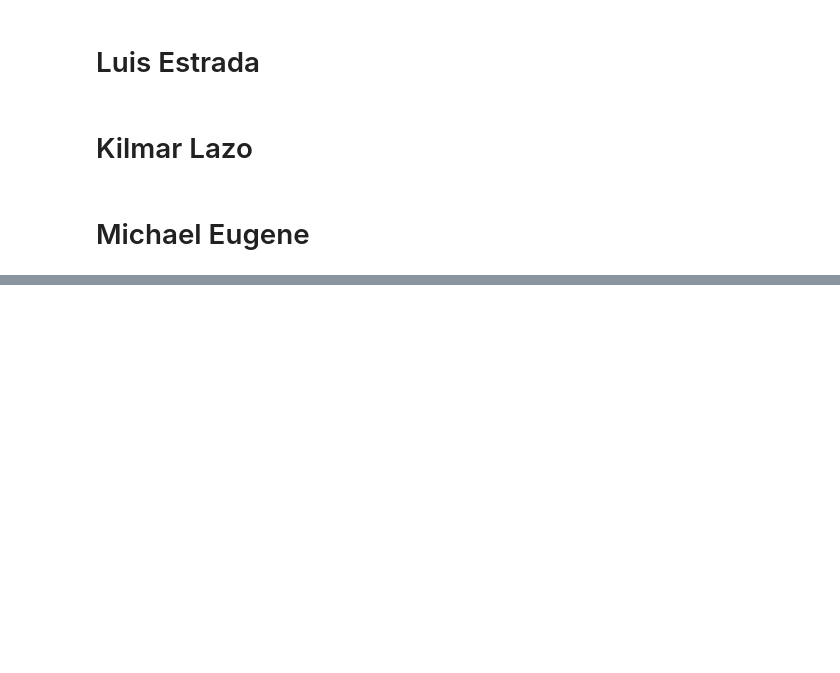
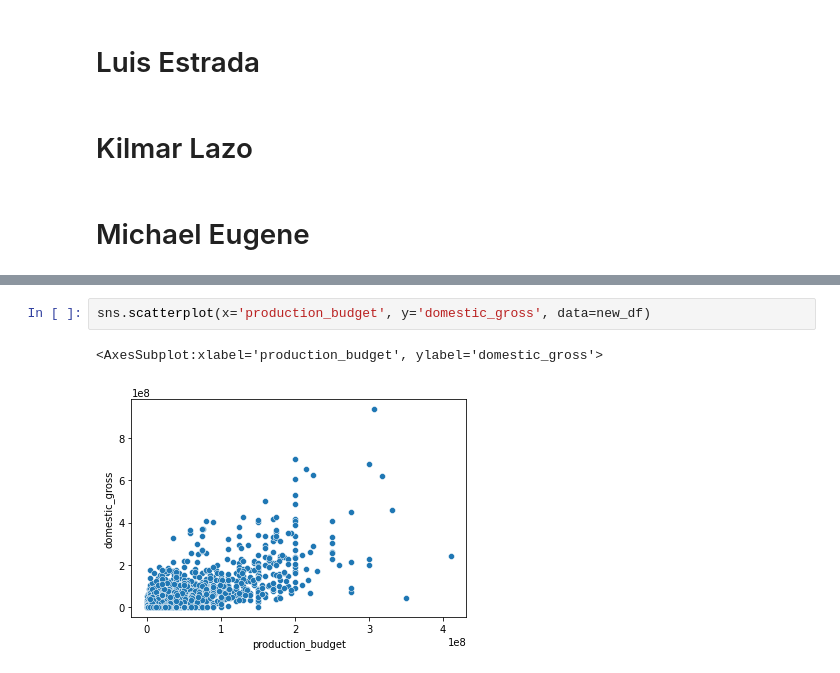
Before and after one commit to mehince/group-1-capstone, a Jupyter notebook: student.ipynb, the cells around one changed output, grey strips where cells are left out. Saved outputs shown, nothing was run; the diff lists cells and outputs as text; blank space fills up the shorter version.

```diff
--- a/student.ipynb
+++ b/student.ipynb
@@ -30,0 +341,5 @@ FROM im
+# %%
+sns.scatterplot(x='production_budget', y='domestic_gross', data=new_df)
+# %% [output]
+<AxesSubplot:xlabel='production_budget', ylabel='domestic_gross'>
+[figure, added]
```
Also changed, not shown: parts of 31 cells of this notebook, 1 other file.
